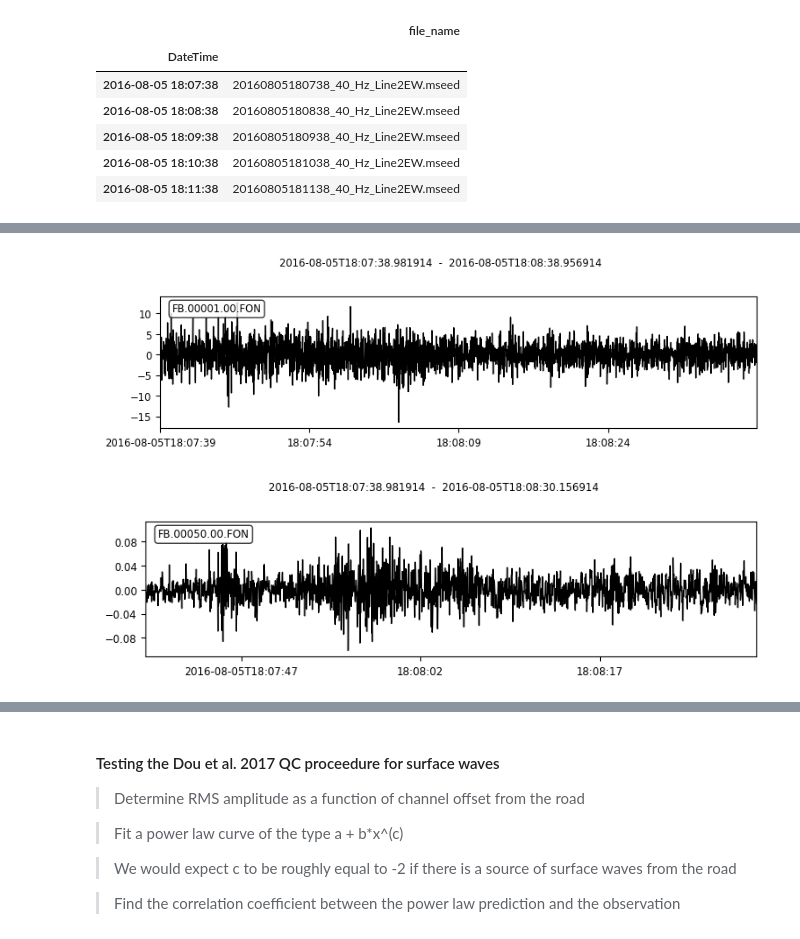
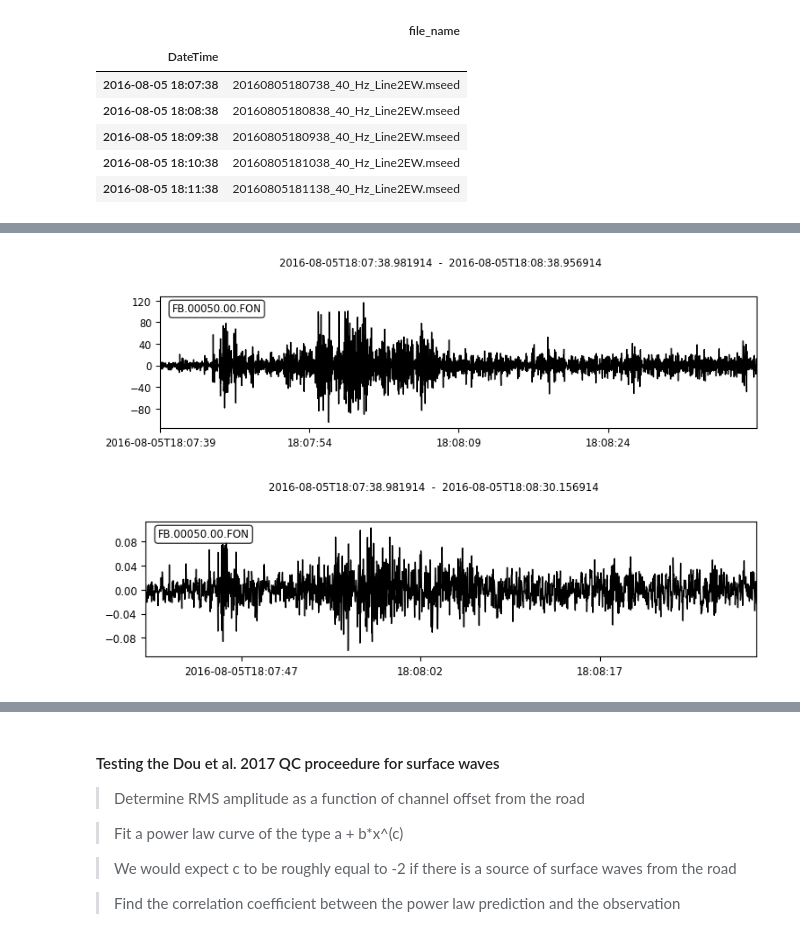
Before and after one commit to rmartinshort/Met_data_predict, a Jupyter notebook: notebooks/DAS XC test line 2EW.ipynb, the cells around one changed output, grey strips where cells are left out. Saved outputs shown, nothing was run; the diff lists cells and outputs as text; code cells hidden in the pictures.

```diff
--- a/notebooks/DAS XC test line 2EW.ipynb
+++ b/notebooks/DAS XC test line 2EW.ipynb
@@ -65,19 +97,19 @@ f = f.detrend('linear')
 # %%
-shift = f[0].stats.npts
+shift = f[-1].stats.npts
 nchan = len(f)
 
 #############plot the pre-whitened trace
-f[1].plot()
+f[-1].plot()
 f0 = whiten(f[-1])
 
 ############plot the whitened trace
 f0.plot()
 
 
 fc = correlate(f0,f0,shift)
 X = np.linspace(-60,60,2*shift+1)
 Xcorr_mat = np.zeros([len(fc),nchan])
 Xcorr_mat[:,0] = fc
 # %% [output]
-[figure, old version]
+[figure, new version]
 [figure]
```
Also changed, not shown: parts of 18 cells of this notebook.
